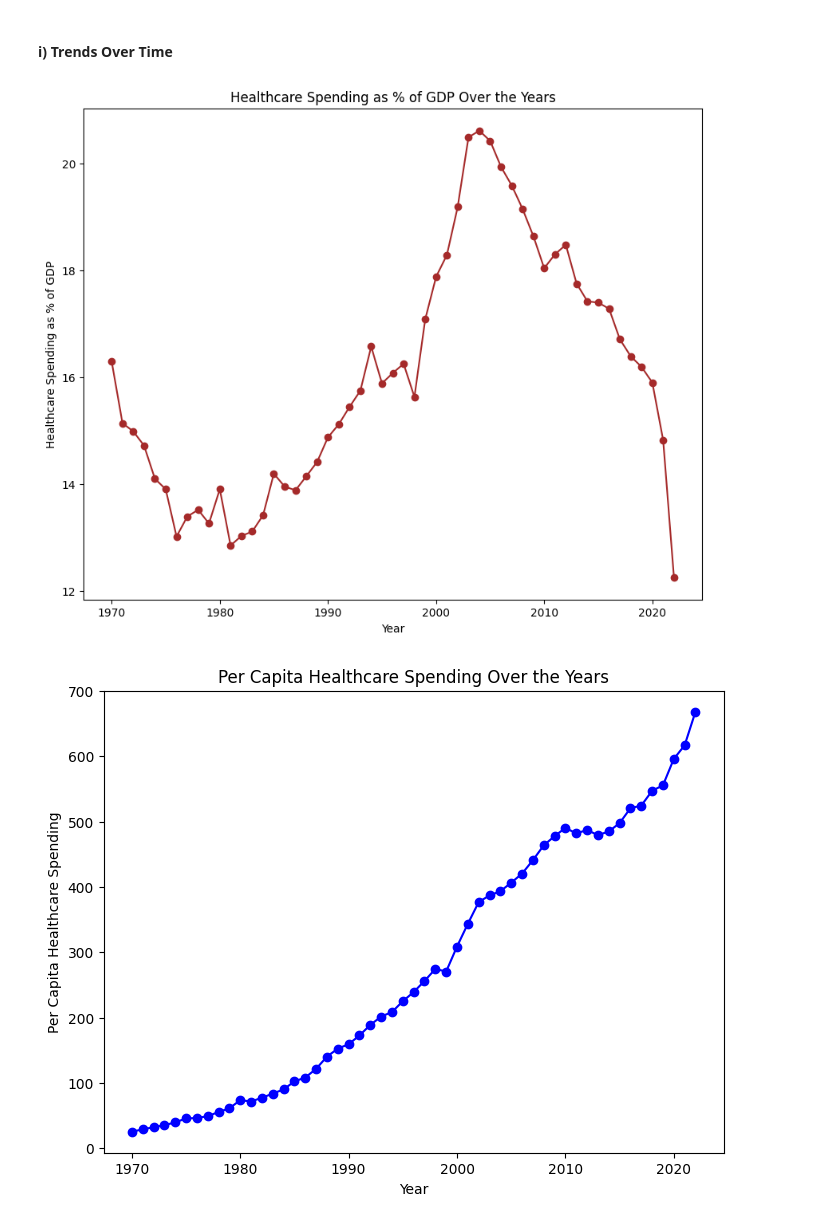
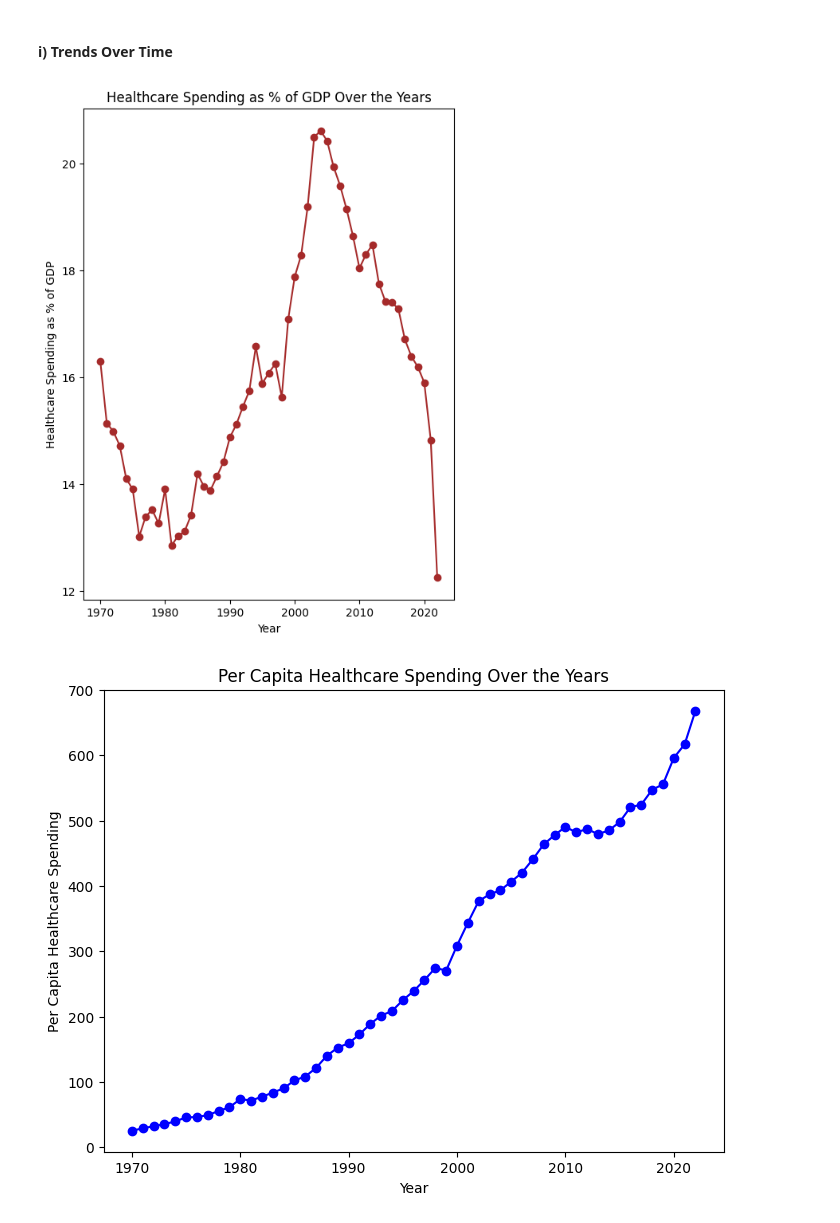
Before and after one commit to Sharvani-123/Pharmaceutical-Drug-Spendings_Analysis, a Jupyter notebook: analysis.ipynb, the cells around one changed output. Drawn from its saved outputs; the diff is of its cells as text; code cells hidden in the pictures.

```diff
--- a/analysis.ipynb
+++ b/analysis.ipynb
@@ -86,14 +86,14 @@ print(data.duplicated().sum())
 # %%
 # healthcare spending as the percentage of GDP over the years
 healthcare_spending=data.groupby('TIME')['PC_HEALTHXP'].mean().reset_index()
-plt.figure(figsize=(10,8))
+plt.figure(figsize=(6,8))
 plt.title('Healthcare Spending as % of GDP Over the Years')
 plt.plot(healthcare_spending['TIME'],healthcare_spending['PC_HEALTHXP'],marker='o',linestyle='-',color='brown')
 plt.xlabel('Year')
 plt.ylabel('Healthcare Spending as % of GDP')
 plt.show()
 # %% [output]
-[figure, old version]
+[figure, new version]
 # %%
 #per capita healthcare spending over the years
 per_capita_healthcare=data.groupby('TIME')['USD_CAP'].mean().reset_index()
```
Also changed, not shown: parts of 2 cells of this notebook.
